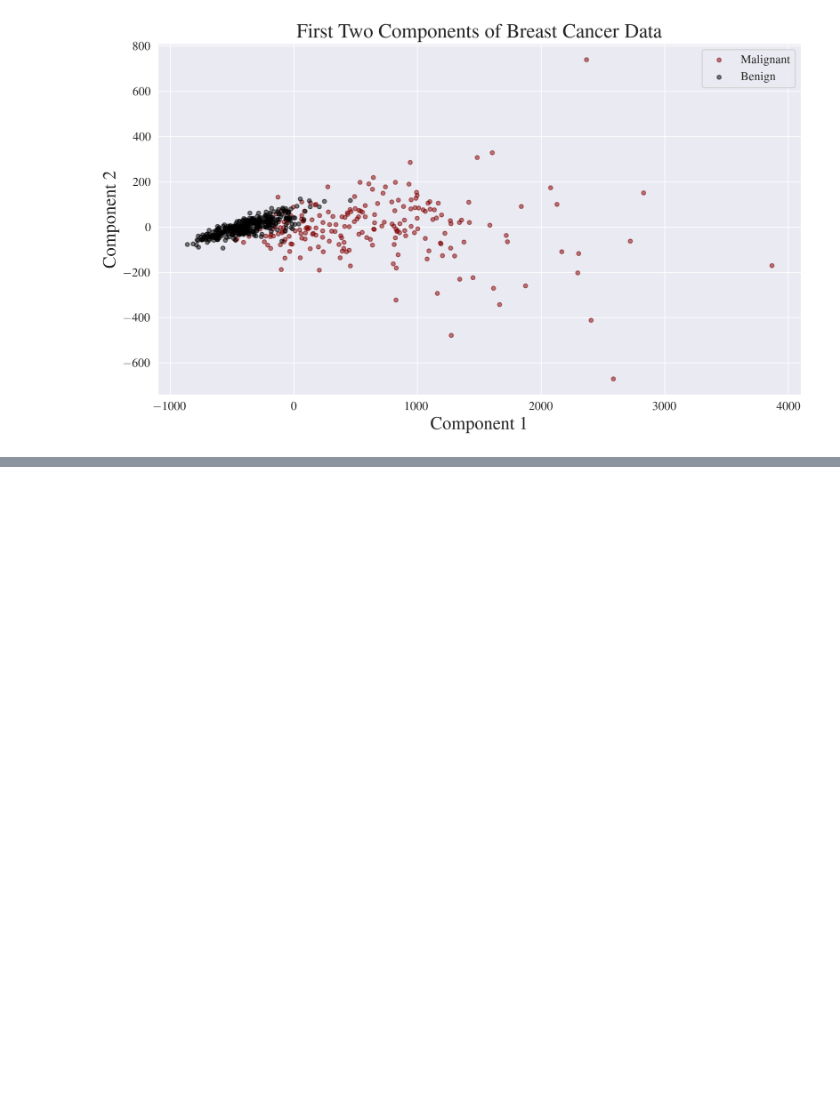
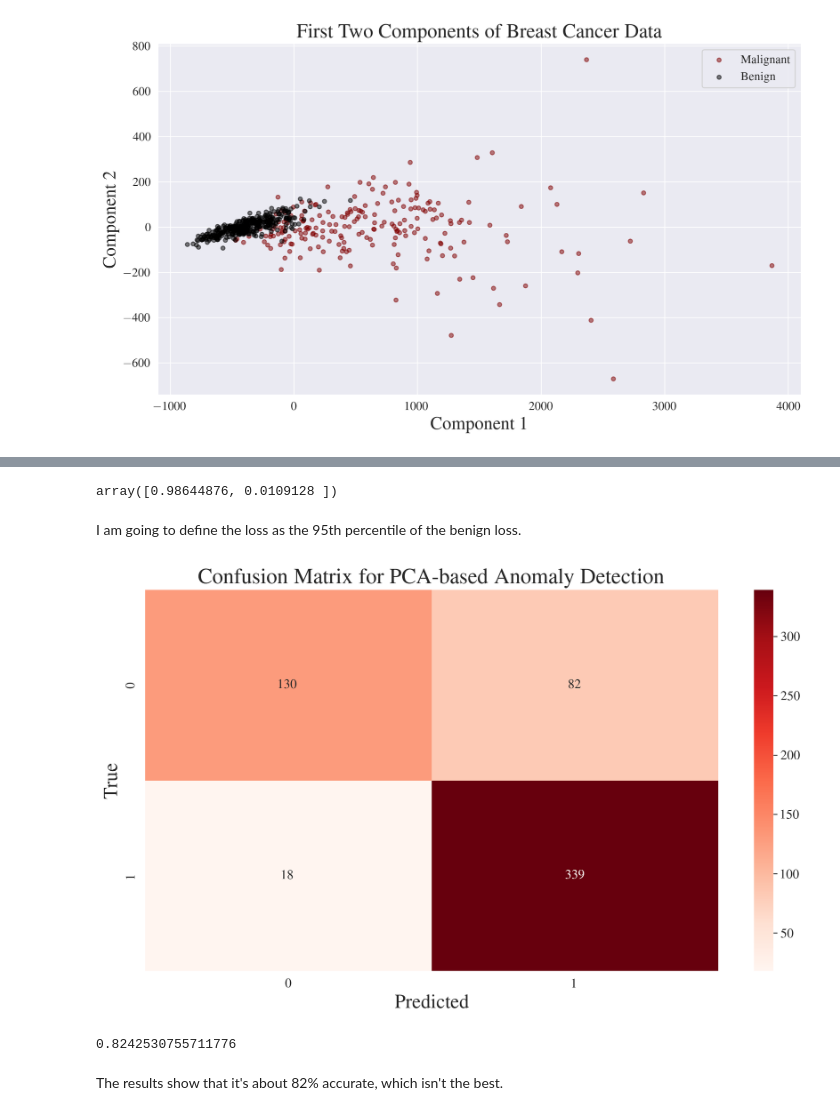
Before and after one commit to gabemorris12/machine_learning, a Jupyter notebook: Homework 3/Machine Learning Homework 3.ipynb, the cells around one changed output, grey strips where cells are left out. Saved outputs shown, nothing was run; the diff lists cells and outputs as text; code cells hidden in the pictures; blank space fills up the shorter version.

```diff
--- a/Homework 3/Machine Learning Homework 3.ipynb
+++ b/Homework 3/Machine Learning Homework 3.ipynb
@@ -124,0 +207,42 @@ Randomly select a subset containing 100 of the benign cases and perform PCA on t
+# %%
+# Fit PCA to all benign cases
+all_benign_pca = PCA(n_components=2)
+all_benign_pca.fit(features[benign])
+all_benign_pca.explained_variance_ratio_  # first two components should be sufficient
+# %% [output]
+array([0.98644876, 0.0109128 ])
+# %% [markdown]
+I am going to define the loss as the 95th percentile of the benign loss.
+# %%
+# reconstruct samples using PCA model
+transformed_all = all_benign_pca.transform(features)
+untransformed_all = all_benign_pca.inverse_transform(transformed_all)
+
+# calculate loss
+loss_all = np.sum((features - untransformed_all)**2, axis=1)
+
+# Define threshold
+threshold = np.percentile(loss_all[benign], 95)
+
+# Predict
+y_pred = np.where(loss_all > threshold, 0, 1)  # 0 is malignant, 1 is benign
+y_true = target
+
+cm = confusion_matrix(y_true, y_pred)
+
+# Plot confusion matrix
+fig, ax = plt.subplots()
+sns.heatmap(cm, annot=True, fmt='d', cmap='Reds', ax=ax)
+ax.set_xlabel('Predicted')
+ax.set_ylabel('True')
+ax.set_title('Confusion Matrix for PCA-based Anomaly Detection')
+plt.show()
+# %% [output]
+[figure, added]
+# %%
+# Get accuracy
+accuracy_score(y_true, y_pred)
+# %% [output]
+0.8242530755711776
+# %% [markdown]
+The results show that it's about 82% accurate, which isn't the best.
```
Also changed, not shown: parts of 12 cells of this notebook, 1 other file.
